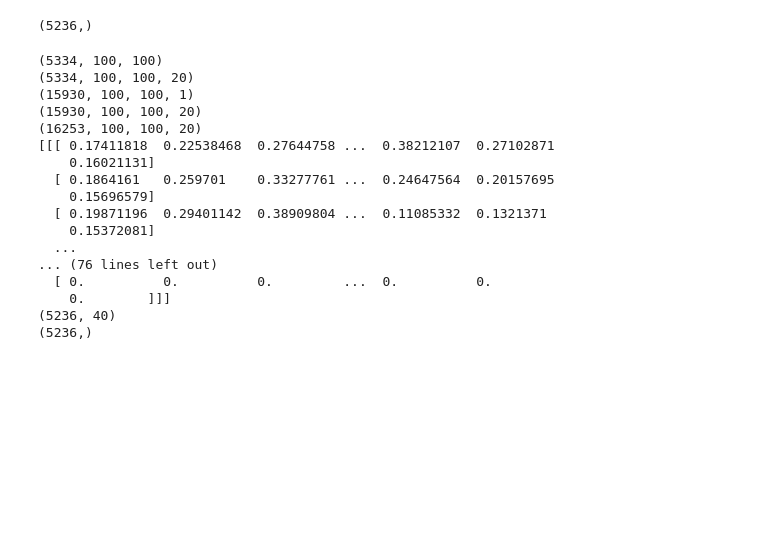
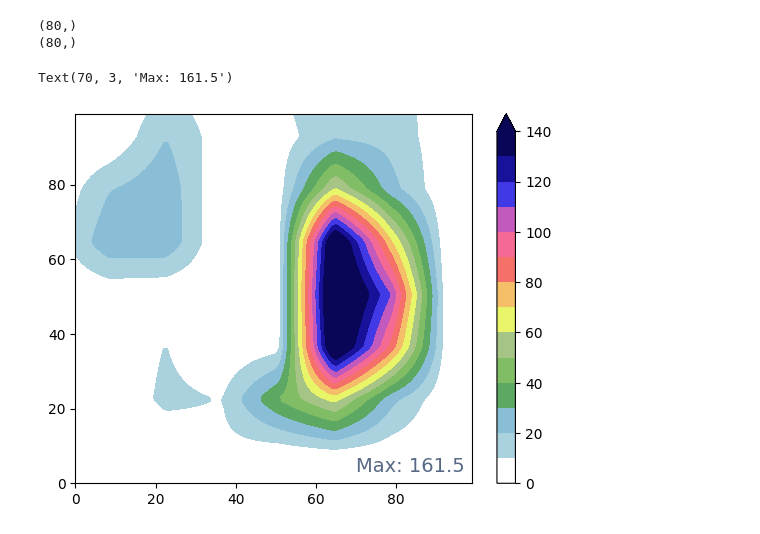
Before and after one commit to vosps/tropical_cyclone, a Jupyter notebook: tracking/2_composite_rain.ipynb, the cells around one changed output. Drawn from its saved outputs; the diff is of its cells as text; code cells hidden in the pictures; blank space fills up the shorter version.

```diff
--- a/tracking/2_composite_rain.ipynb
+++ b/tracking/2_composite_rain.ipynb
@@ -37,40 +37,43 @@ meta_og = pd.read_csv('/user/work/al18709/tc_data_mswep_40/valid_meta.csv')
 # meta_valid = pd.read_csv('/user/work/al18709/tc_data_flipped/valid_meta.csv')
 
 # load HighResMIP historical and ssp
-hrmip_rain = np.load('/user/home/al18709/work/CMIP6/HighResMIP/CMCC-CM2-VHR4/historical/storm_rain/storm_rain.npy')
-hrmip_lats = np.load('/user/home/al18709/work/CMIP6/HighResMIP/CMCC-CM2-VHR4/historical/storm_rain/storm_lats.npy')
-hrmip_lons = np.load('/user/home/al18709/work/CMIP6/HighResMIP/CMCC-CM2-VHR4/historical/storm_rain/storm_lons.npy')
-hrmip_sids = pd.read_csv('/user/home/al18709/work/CMIP6/HighResMIP/CMCC-CM2-VHR4/historical/storm_rain/storm_sid.csv')
+hrmip_rain = np.load('/user/home/al18709/work/CMIP6/HighResMIP/CMCC-CM2-VHR4/historical/storm_rain/storm_rain_NH.npy')
+hrmip_lats = np.load('/user/home/al18709/work/CMIP6/HighResMIP/CMCC-CM2-VHR4/historical/storm_rain/storm_lats_NH.npy')
+hrmip_lons = np.load('/user/home/al18709/work/CMIP6/HighResMIP/CMCC-CM2-VHR4/historical/storm_rain/storm_lons_NH.npy')
+hrmip_sids = pd.read_csv('/user/home/al18709/work/CMIP6/HighResMIP/CMCC-CM2-VHR4/historical/storm_rain/storm_sid_NH.csv')
 print(hrmip_sids.sid.shape)
 meta_hrmip_hist = pd.DataFrame({'sid':hrmip_sids.sid ,'centre_lat':hrmip_lats[:,4], 'centre_lon':hrmip_lons[:,4]})
+
+# load HighResMIP historical SH and ssp
+hrmip_rain_SH = np.load('/user/home/al18709/work/CMIP6/HighResMIP/CMCC-CM2-VHR4/historical/storm_rain/storm_rain_SH.npy')
+hrmip_lats_SH = np.load('/user/home/al18709/work/CMIP6/HighResMIP/CMCC-CM2-VHR4/historical/storm_rain/storm_lats_SH.npy')
+hrmip_lons_SH = np.load('/user/home/al18709/work/CMIP6/HighResMIP/CMCC-CM2-VHR4/historical/storm_rain/storm_lons_SH.npy')
+hrmip_sids_SH = pd.read_csv('/user/home/al18709/work/CMIP6/HighResMIP/CMCC-CM2-VHR4/historical/storm_rain/storm_sid_SH.csv')
+print(hrmip_sids.sid.shape)
+meta_hrmip_hist_SH = pd.DataFrame({'sid':hrmip_sids_SH.sid ,'centre_lat':hrmip_lats_SH[:,4], 'centre_lon':hrmip_lons_SH[:,4]})
+
+# load CMIP6 historical dataset
+cmip6_rain = np.load('/user/home/al18709/work/CMIP6/MIROC6/storm_rain/historical/storm_rain_NH.npy')
+cmip6_lats = np.load('/user/home/al18709/work/CMIP6/MIROC6/storm_rain/historical/storm_lats_NH.npy')
+cmip6_lons = np.load('/user/home/al18709/work/CMIP6/MIROC6/storm_rain/historical/storm_lons_NH.npy')
+cmip6_sids = pd.read_csv('/user/home/al18709/work/CMIP6/MIROC6/storm_rain/historical/storm_sid_NH.csv')
+meta_cmip6_hist = pd.DataFrame({'sid':cmip6_sids.sid ,'centre_lat':cmip6_lats[:,4], 'centre_lon':cmip6_lons[:,4]})
+
+cmip6_rain_SH = np.load('/user/home/al18709/work/CMIP6/MIROC6/storm_rain/historical/storm_rain_SH.npy')
+cmip6_lats_SH = np.load('/user/home/al18709/work/CMIP6/MIROC6/storm_rain/historical/storm_lats_SH.npy')
+cmip6_lons_SH = np.load('/user/home/al18709/work/CMIP6/MIROC6/storm_rain/historical/storm_lons_SH.npy')
+cmip6_sids_SH = pd.read_csv('/user/home/al18709/work/CMIP6/MIROC6/storm_rain/historical/storm_sid_SH.csv')
+meta_cmip6_hist_SH = pd.DataFrame({'sid':cmip6_sids_SH.sid ,'centre_lat':cmip6_lats_SH[:,4], 'centre_lon':cmip6_lons_SH[:,4]})
 # %% [output]
-(5236,)
+(80,)
+(80,)
-# %%
-print(real_og_x.shape)
-print(pred_og_x.shape)
-print(real.shape)
-print(pred.shape)
-print(pred_og.shape)
-
-print(hrmip_rain)
-print(hrmip_lats.shape)
-print(hrmip_sids.sid.shape)
-# print(hrmip_index.shape)
-# %% [output]
-(5334, 100, 100)
-(5334, 100, 100, 20)
-(15930, 100, 100, 1)
-(15930, 100, 100, 20)
-(16253, 100, 100, 20)
-[[[ 0.17411818  0.22538468  0.27644758 ...  0.38212107  0.27102871
-    0.16021131]
-  [ 0.1864161   0.259701    0.33277761 ...  0.24647564  0.20157695
-    0.15696579]
-  [ 0.19871196  0.29401142  0.38909804 ...  0.11085332  0.1321371
-    0.15372081]
-  ...
-... (76 lines left out)
-  [ 0.          0.          0.         ...  0.          0.
-    0.        ]]]
-(5236, 40)
-(5236,)
+# %%
+# plt.imshow(hrmip_rain_SH[10,:,:])
+rains = cmip6_rain[18,:,:]
+im = plt.contourf(rains,cmap=precip_cmap,levels=[0,10,20,30,40,50,60,70,80,90,100,110,120,130,140],extend='max')
+plt.colorbar(im,ticks=[0,20,40,60,80,100,120,140])
+plt.annotate('Max: %.1f' % np.max(rains), xy = (90,90), xytext=(70,3),fontsize=14, color='#586985')
+# plt.clf()
+# %% [output]
+Text(70, 3, 'Max: 161.5')
+[figure, added]
```
Also changed, not shown: parts of 9 cells of this notebook, 10 other files.
